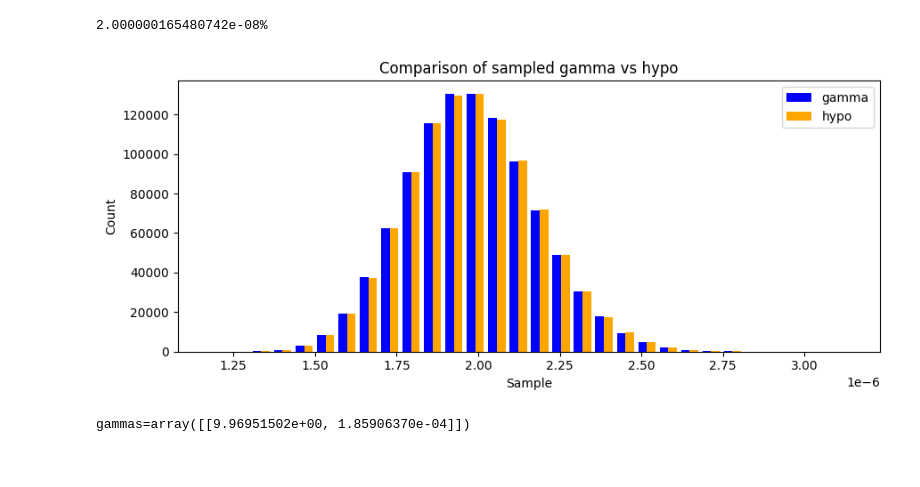
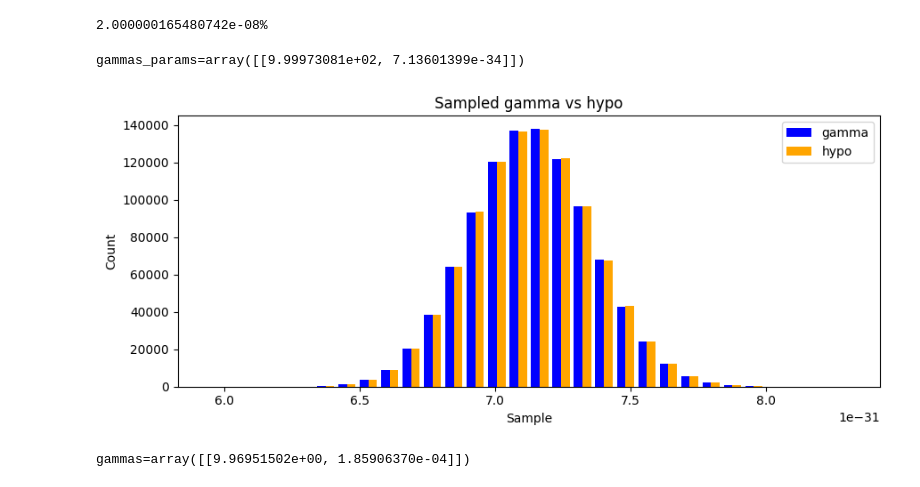
Before and after one commit to UC-Davis-molecular-computing/ppsim-rust, a Jupyter notebook: gamma.ipynb, the cells around one changed output. Saved outputs shown, nothing was run; the diff lists cells and outputs as text; code cells hidden in the pictures.

```diff
--- a/gamma.ipynb
+++ b/gamma.ipynb
@@ -235,45 +546,49 @@ print(deviation(n, k, c))
 # %%
 from math import sqrt
 import numpy as np
-import sys
-sys.path.append('C:/Dropbox/src/python/')
+import importlib
 import gamma
+importlib.reload(gamma)
 
-n = 10**4
+n = 10**6
 k = round(sqrt(n))
-c = 2
+o = 6
+g = 3
 trials = 10**6
-seed = 2
+seed = 3
 figsize = (9,4)
 
 # print(f'{k=}')
 rng = np.random.default_rng(seed)
-gammas = gamma.gammas_params_matching_hypo(n, k, c, 1)
-# print(f'{gammas=}')
-gammas_samples = gamma.sample_gammas_sum(rng, gammas, trials)
-# gammas_samples = erlang.sample_hypo(rng, n, k, c, trials)
-hypo_samples = gamma.sample_hypo(rng, n, k, c, trials)
+gammas_params = gamma.gammas_params_matching_hypo(n, k, o, g, 1)
+# %timeit gamma.gammas_params_matching_hypo(n, k, o, g, 1)
+print(f'{gammas_params=}')
+gammas_samples = gamma.sample_gammas_sum(rng, gammas_params, trials)
+# %timeit gamma.sample_gammas_sum(rng, gammas_params, 1)
+hypo_samples = gamma.sample_hypo(rng, n, k, o, g, trials)
+# %timeit gamma.sample_hypo(rng, n, k, o, g, 1)
 
 import matplotlib.pyplot as plt
 fig, ax = plt.subplots(figsize=figsize)
 
 # Plot histograms with transparency (alpha) to see overlap
 ax.hist([gammas_samples, hypo_samples], bins=30, histtype='bar',
         label=['gamma', 'hypo'],
         color=['blue', 'orange'],
         rwidth=0.8)
 
 # Add labels and legend
 ax.set_xlabel('Sample')
 ax.set_ylabel('Count')
-ax.set_title('Comparison of sampled gamma vs hypo')
+ax.set_title('Sampled gamma vs hypo')
 ax.legend()
 
 # Show the plot
 plt.tight_layout()
 plt.show()
 # %% [output]
+gammas_params=array([[9.99973081e+02, 7.13601399e-34]])
-[figure, old version]
+[figure, new version]
 # %%
 from math import sqrt
 import numpy as np
```
Also changed, not shown: parts of 14 cells of this notebook, 1 other file.
